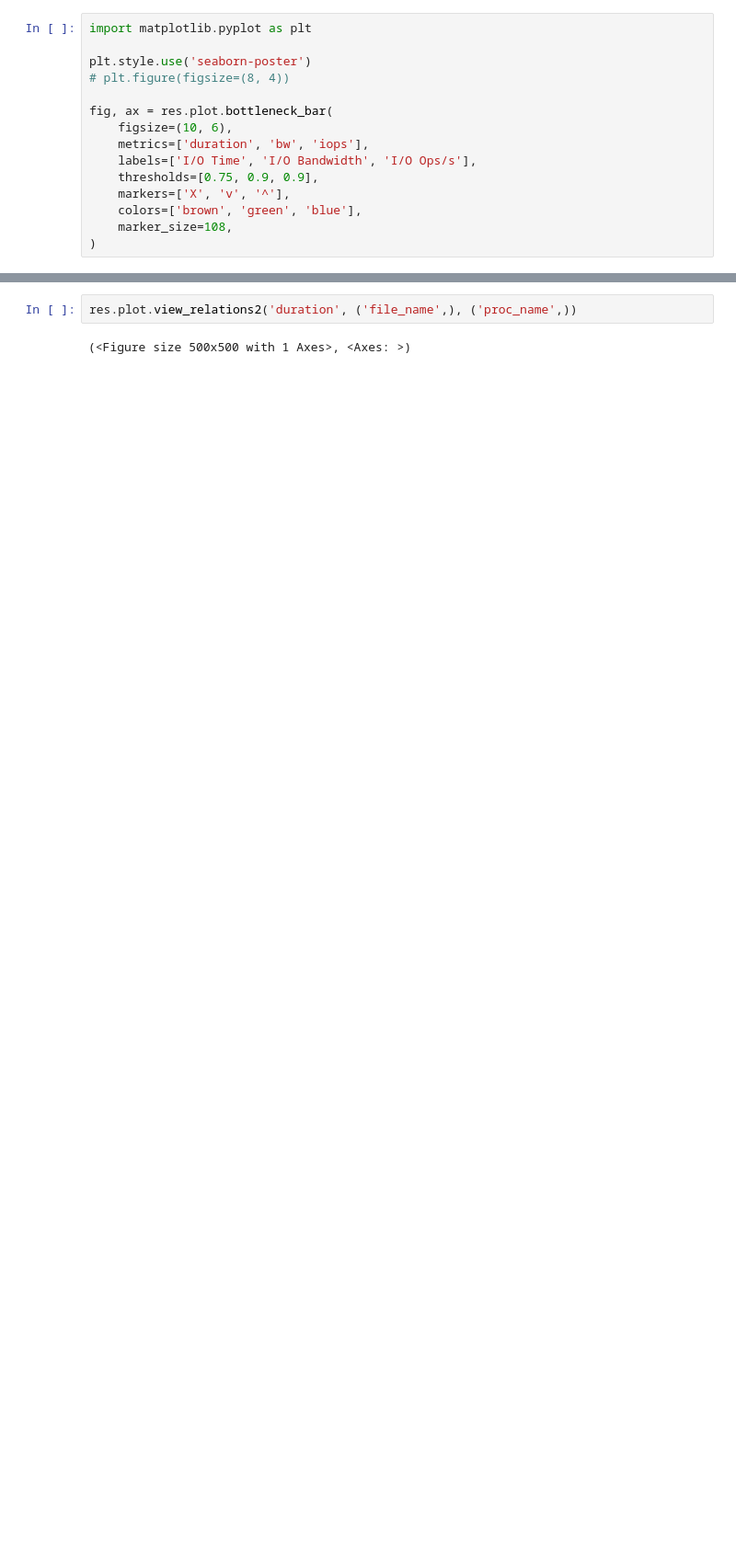
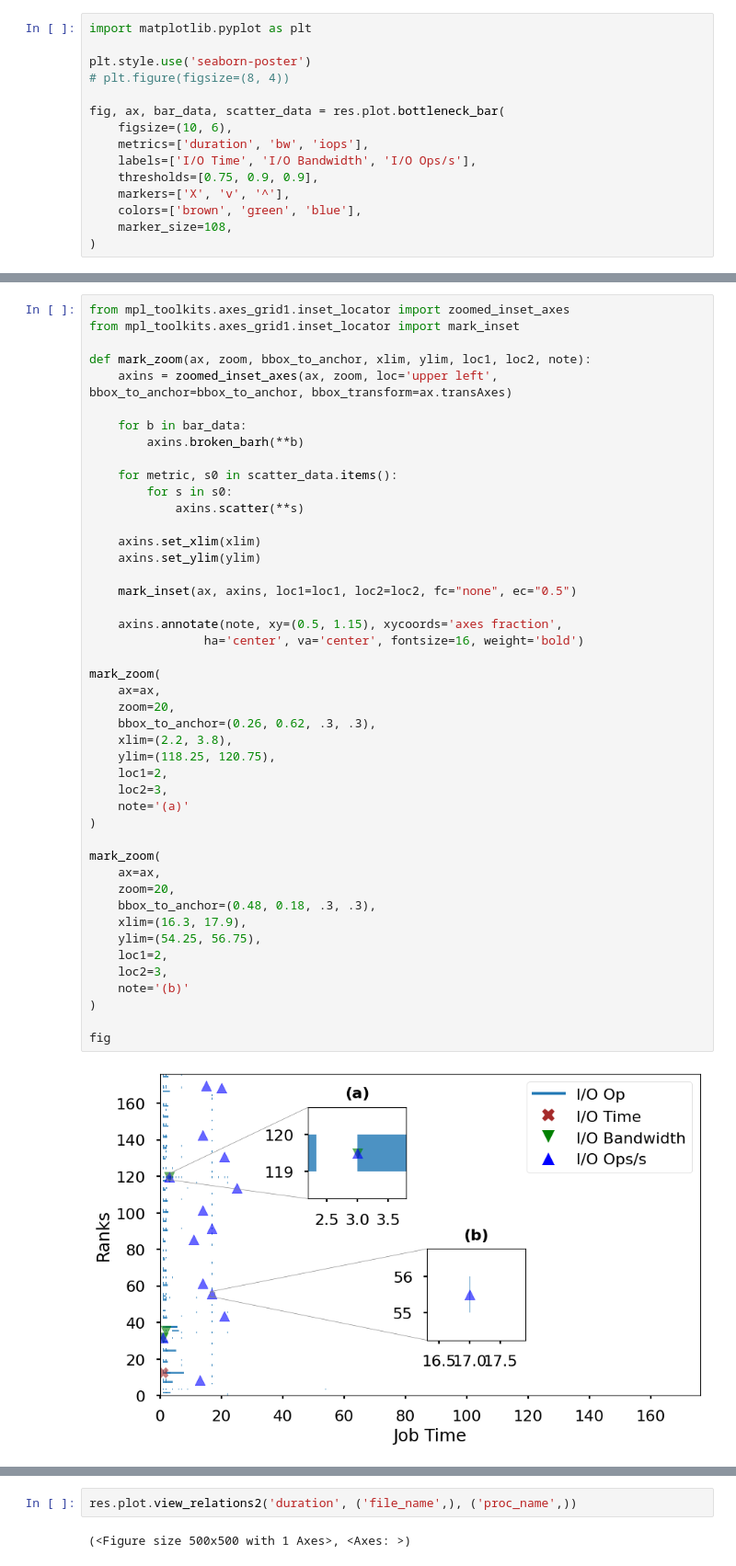
Before and after one commit to izzet/wisio, a Jupyter notebook: notebooks/recorder-montage.ipynb, the cells around one changed output, grey strips where cells are left out. Shown at 92% size. Saved outputs shown, nothing was run; the diff lists cells and outputs as text; blank space fills up the shorter version.

Commit message:
Poster plots added.

```diff
--- a/notebooks/recorder-montage.ipynb
+++ b/notebooks/recorder-montage.ipynb
@@ -164,7 +176,7 @@ import matplotlib.pyplot as plt
 plt.style.use('seaborn-poster')
 # plt.figure(figsize=(8, 4))
 
-fig, ax = res.plot.bottleneck_bar(
+fig, ax, bar_data, scatter_data = res.plot.bottleneck_bar(
     figsize=(10, 6),
     metrics=['duration', 'bw', 'iops'],
     labels=['I/O Time', 'I/O Bandwidth', 'I/O Ops/s'],
@@ -178,0 +191,47 @@ time: 2.35 s (started: 2023-08-01 20:16:06 -07:00)
+# %%
+from mpl_toolkits.axes_grid1.inset_locator import zoomed_inset_axes
+from mpl_toolkits.axes_grid1.inset_locator import mark_inset
+
+def mark_zoom(ax, zoom, bbox_to_anchor, xlim, ylim, loc1, loc2, note):
+    axins = zoomed_inset_axes(ax, zoom, loc='upper left', bbox_to_anchor=bbox_to_anchor, bbox_transform=ax.transAxes)
+
+    for b in bar_data:
+        axins.broken_barh(**b)
+
+    for metric, s0 in scatter_data.items():
+        for s in s0:
+            axins.scatter(**s)
+
+    axins.set_xlim(xlim)
+    axins.set_ylim(ylim)
+
+    mark_inset(ax, axins, loc1=loc1, loc2=loc2, fc="none", ec="0.5")
+
+    axins.annotate(note, xy=(0.5, 1.15), xycoords='axes fraction',
+                ha='center', va='center', fontsize=16, weight='bold')
+
+mark_zoom(
+    ax=ax,
+    zoom=20,
+    bbox_to_anchor=(0.26, 0.62, .3, .3),
+    xlim=(2.2, 3.8),
+    ylim=(118.25, 120.75),
+    loc1=2,
+    loc2=3,
+    note='(a)'
+)
+
+mark_zoom(
+    ax=ax,
+    zoom=20,
+    bbox_to_anchor=(0.48, 0.18, .3, .3),
+    xlim=(16.3, 17.9),
+    ylim=(54.25, 56.75),
+    loc1=2,
+    loc2=3,
+    note='(b)'
+)
+
+fig
+# %% [output]
+[figure, added]
```
Also changed, not shown: parts of 15 cells of this notebook, 2 other files.
